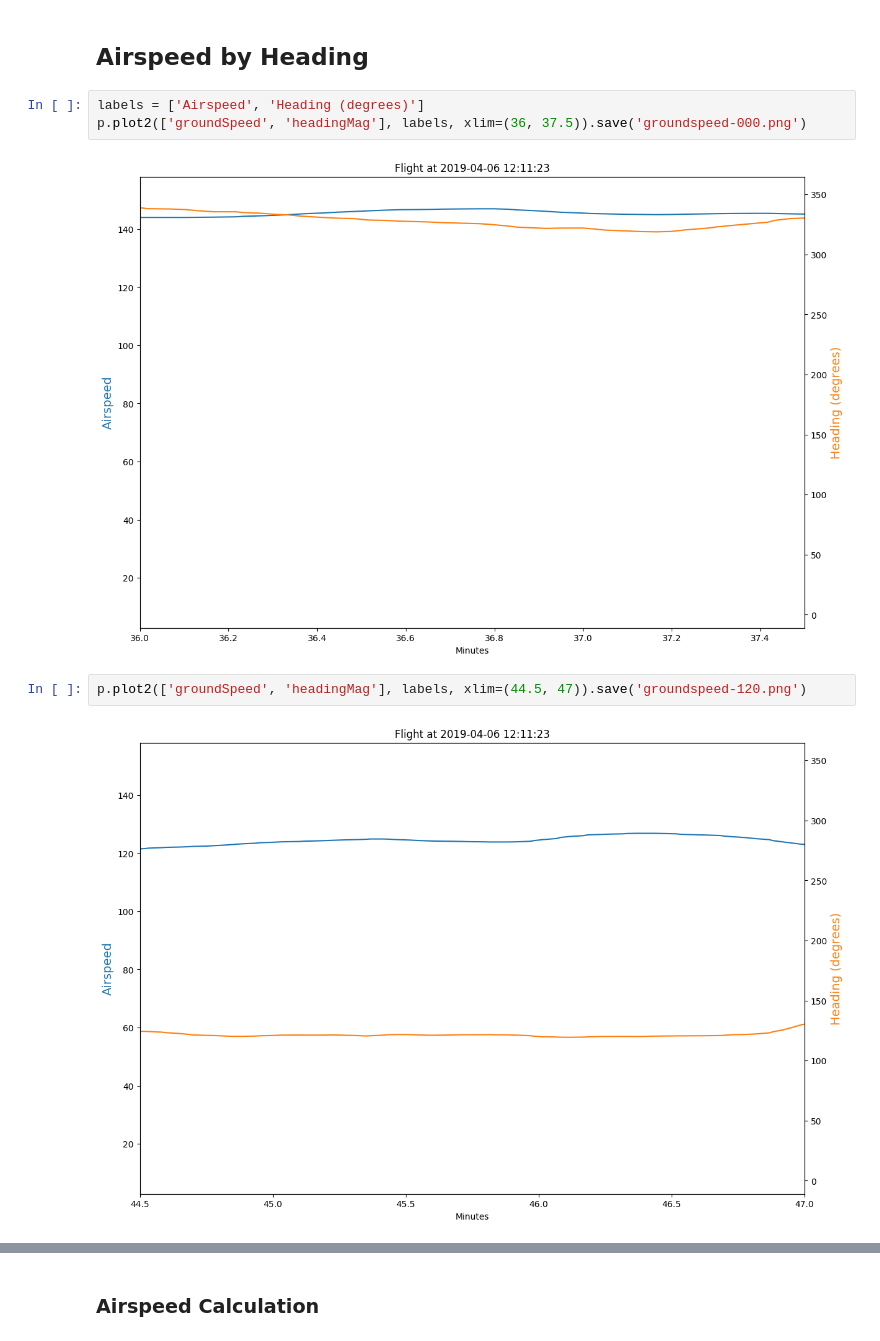
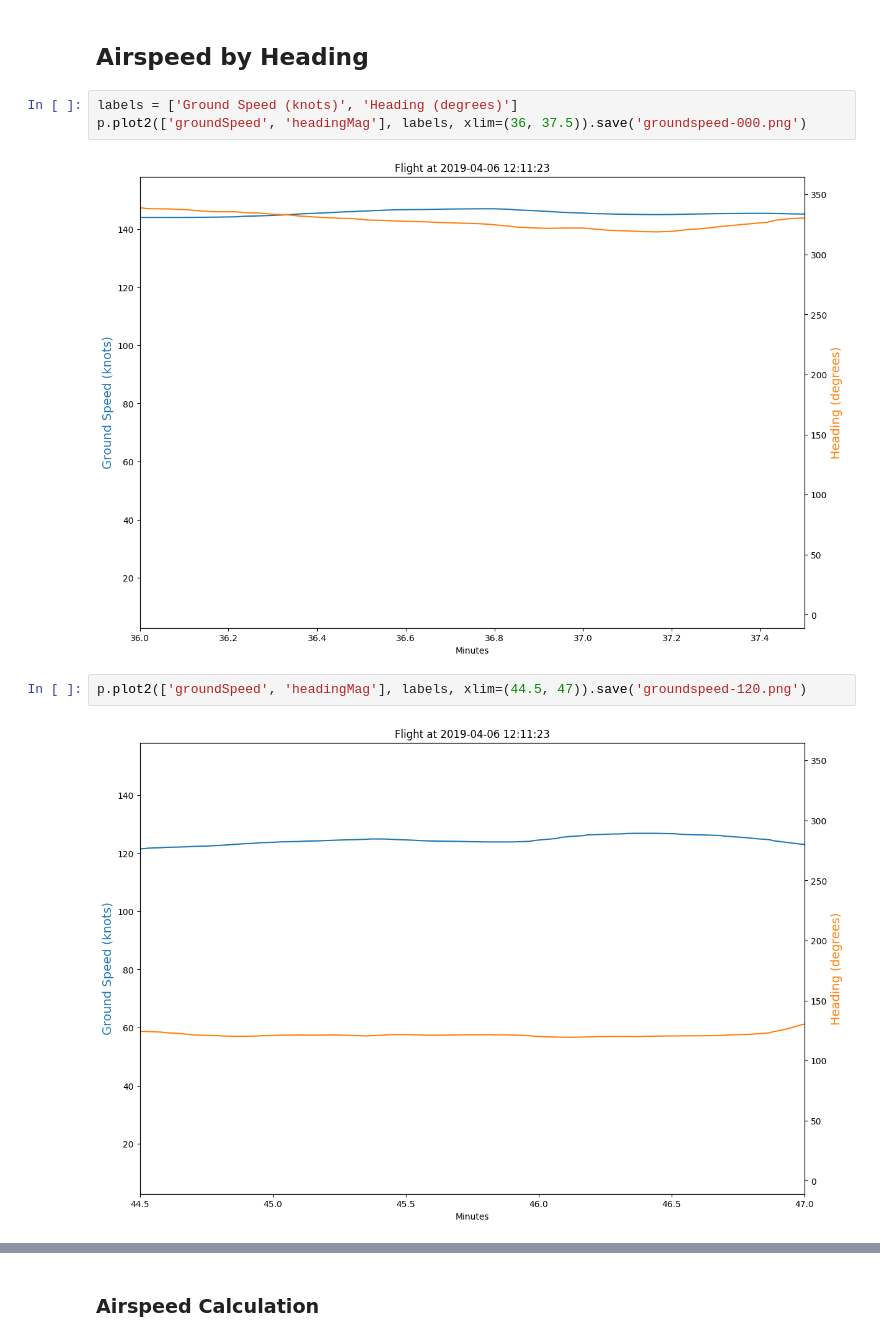
Before and after one commit to azemon/MglEfisPlotter, a Jupyter notebook: notebooks/2019-04-06/overview and save.ipynb, the cells around one changed output, grey strips where cells are left out. Saved outputs shown, nothing was run; the diff lists cells and outputs as text.

Commit message:
correct axis labels on ground speed graphs

```diff
--- a/notebooks/2019-04-06/overview and save.ipynb
+++ b/notebooks/2019-04-06/overview and save.ipynb
@@ -44,14 +44,14 @@ p.plot2(['rpm', 'manifoldPressure', 'fuelFlow'], labels, xlim=(56, 69), ylim=(23
 # %% [markdown]
 ## Airspeed by Heading
 # %%
-labels = ['Airspeed', 'Heading (degrees)']
+labels = ['Ground Speed (knots)', 'Heading (degrees)']
 p.plot2(['groundSpeed', 'headingMag'], labels, xlim=(36, 37.5)).save('groundspeed-000.png')
 # %% [output]
-[figure, old version]
+[figure, new version]
 # %%
 p.plot2(['groundSpeed', 'headingMag'], labels, xlim=(44.5, 47)).save('groundspeed-120.png')
 # %% [output]
-[figure, old version]
+[figure, new version]
 # %%
 p.plot2(['groundSpeed', 'headingMag'], labels, xlim=(48, 50)).save('groundSpeed-240.png')
 # %% [output]
```
Also changed, not shown: parts of 1 cell of this notebook, 3 other files.
